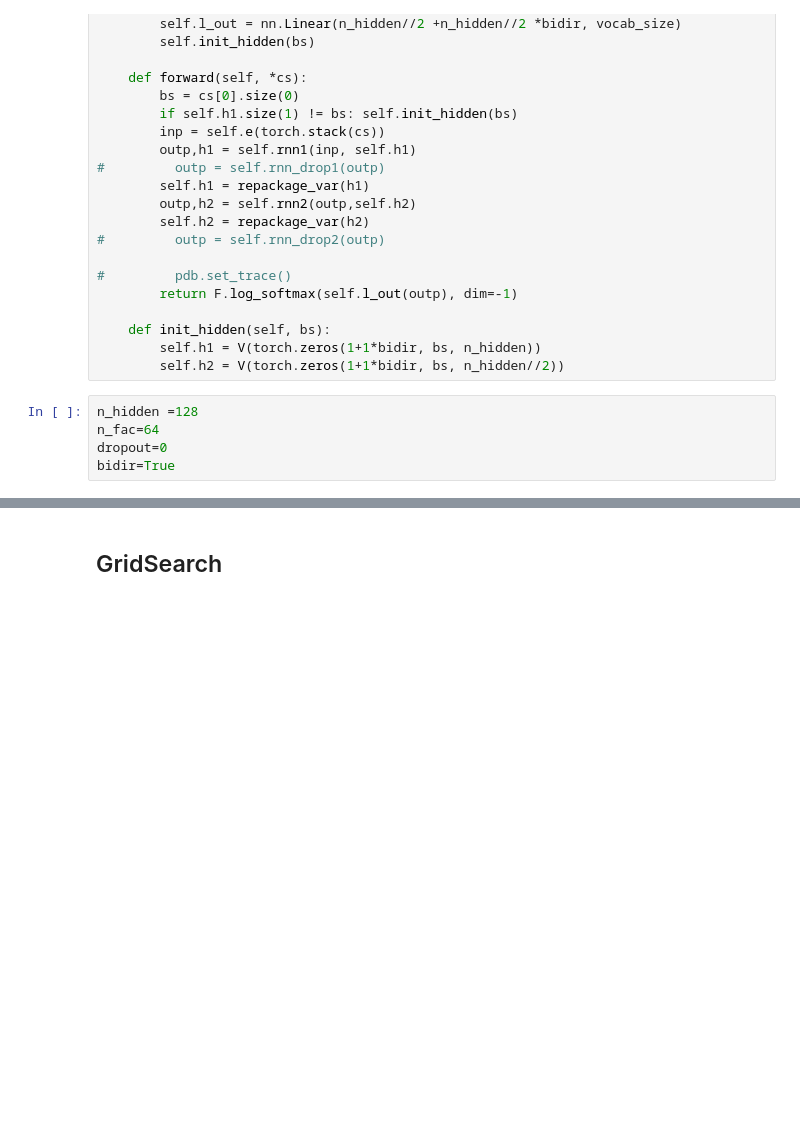
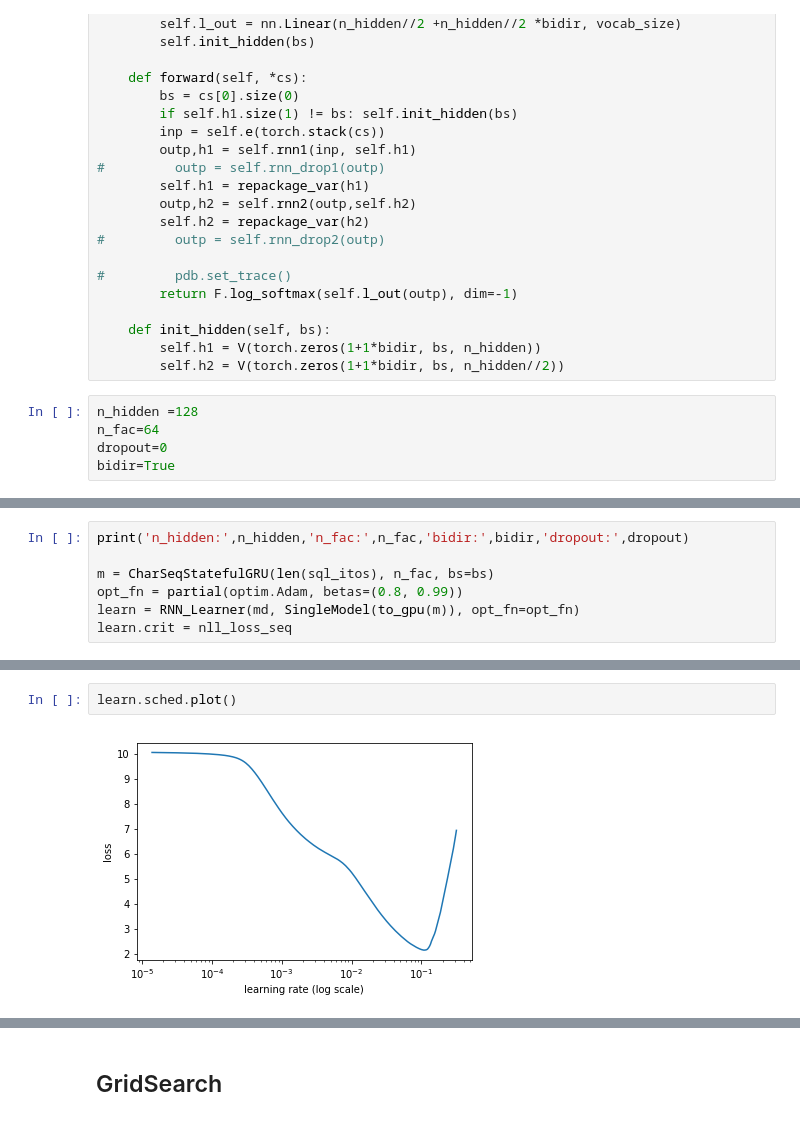
Before and after one commit to noklam/SQL_Generator, a Jupyter notebook: lesson6-rnn-Copy1 Multioutput-Copy1.ipynb, the cells around one changed output, grey strips where cells are left out. Cells and saved outputs as stored; diff of their text form; blank space fills up the shorter version.

```diff
--- a/lesson6-rnn-Copy1 Multioutput-Copy1.ipynb
+++ b/lesson6-rnn-Copy1 Multioutput-Copy1.ipynb
@@ -876,0 +973,7 @@ RuntimeError: cuda runtime error (2) : out of memory at /opt/conda/conda-bld/pyt
+# %%
+print('n_hidden:',n_hidden,'n_fac:',n_fac,'bidir:',bidir,'dropout:',dropout)
+
+m = CharSeqStatefulGRU(len(sql_itos), n_fac, bs=bs)
+opt_fn = partial(optim.Adam, betas=(0.8, 0.99))
+learn = RNN_Learner(md, SingleModel(to_gpu(m)), opt_fn=opt_fn)
+learn.crit = nll_loss_seq
@@ -876,0 +997,4 @@ RuntimeError: cuda runtime error (2) : out of memory at /opt/conda/conda-bld/pyt
+# %%
+learn.sched.plot()
+# %% [output]
+[figure, added]
```
Also changed, not shown: parts of 59 cells of this notebook, 3 other files.
